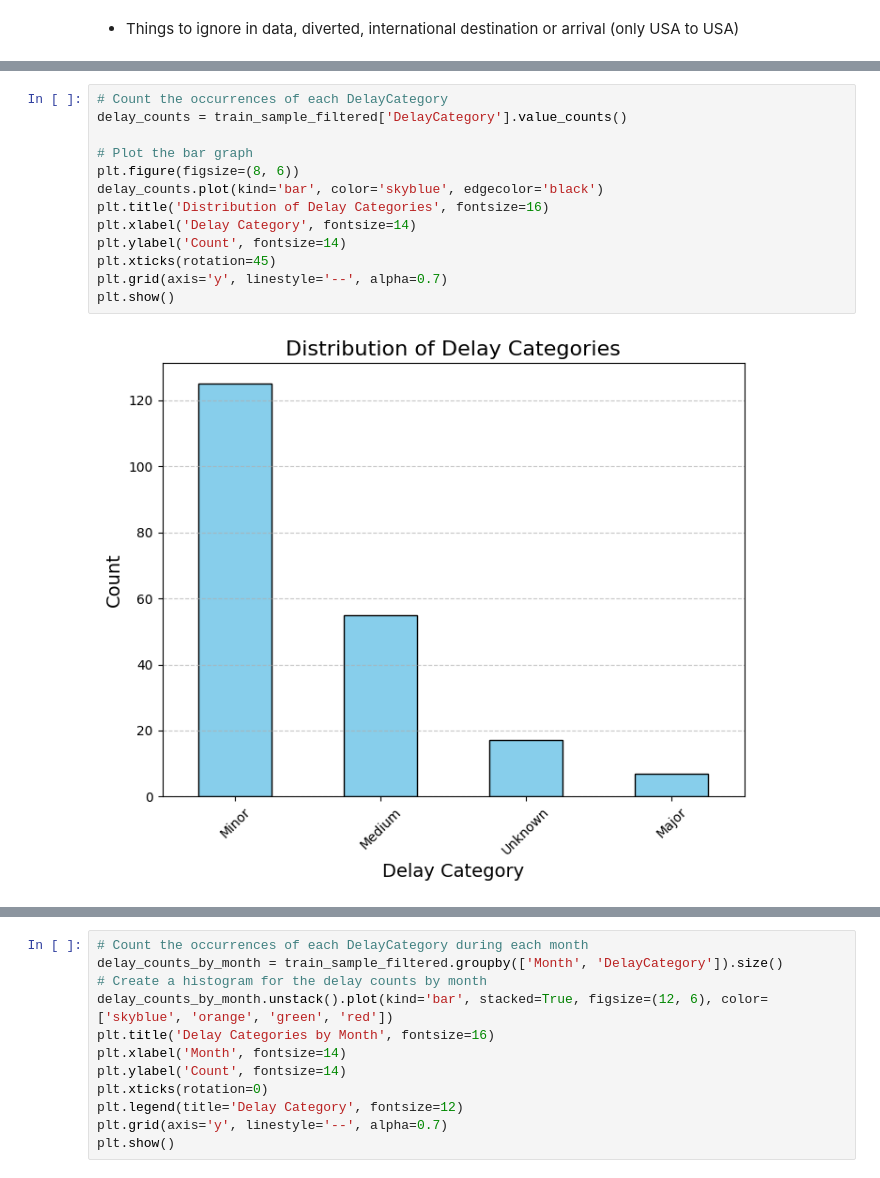
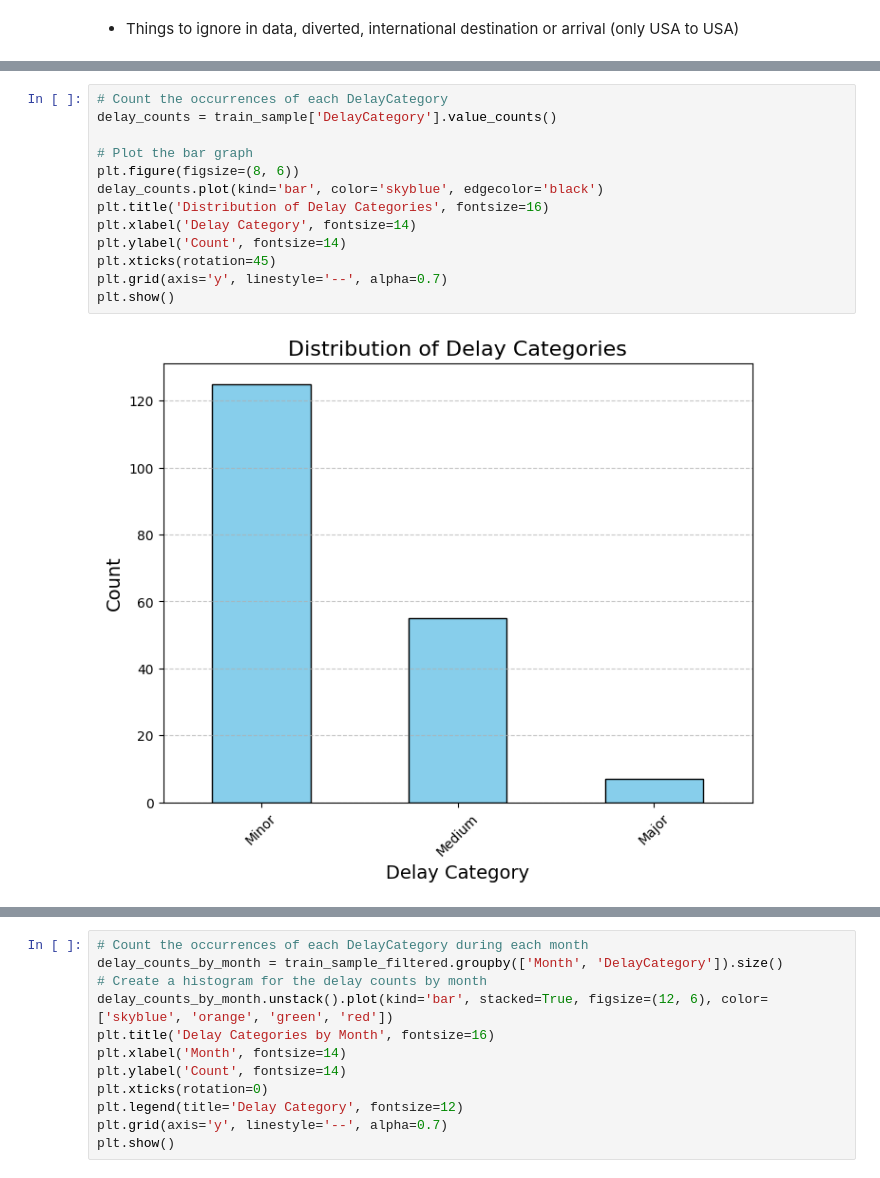
Before and after one commit to trevormgray/NN-Project, a Jupyter notebook: Flights.ipynb, the cells around one changed output, grey strips where cells are left out. Drawn from its saved outputs; the diff is of its cells as text.

```diff
--- a/Flights.ipynb
+++ b/Flights.ipynb
@@ -265,17 +303,17 @@ train_sample_filtered
 # %%
 # Count the occurrences of each DelayCategory
-delay_counts = train_sample_filtered['DelayCategory'].value_counts()
+delay_counts = train_sample['DelayCategory'].value_counts()
 
 # Plot the bar graph
 plt.figure(figsize=(8, 6))
 delay_counts.plot(kind='bar', color='skyblue', edgecolor='black')
 plt.title('Distribution of Delay Categories', fontsize=16)
 plt.xlabel('Delay Category', fontsize=14)
 plt.ylabel('Count', fontsize=14)
 plt.xticks(rotation=45)
 plt.grid(axis='y', linestyle='--', alpha=0.7)
 plt.show()
 # %% [output]
-[figure, old version]
+[figure, new version]
 # %%
 # Count the occurrences of each DelayCategory during each year
```
Also changed, not shown: parts of 21 cells of this notebook.
